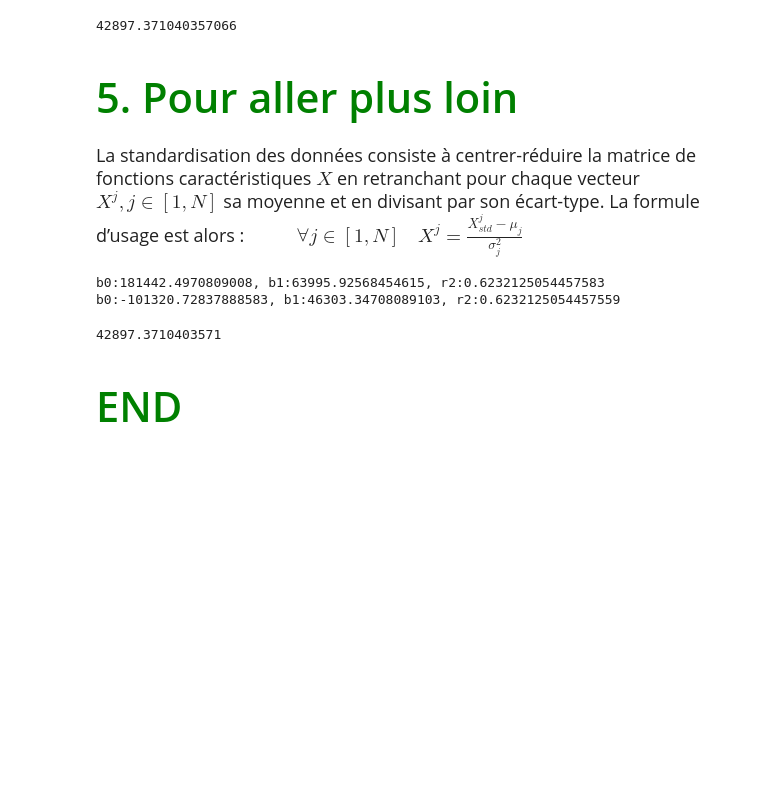
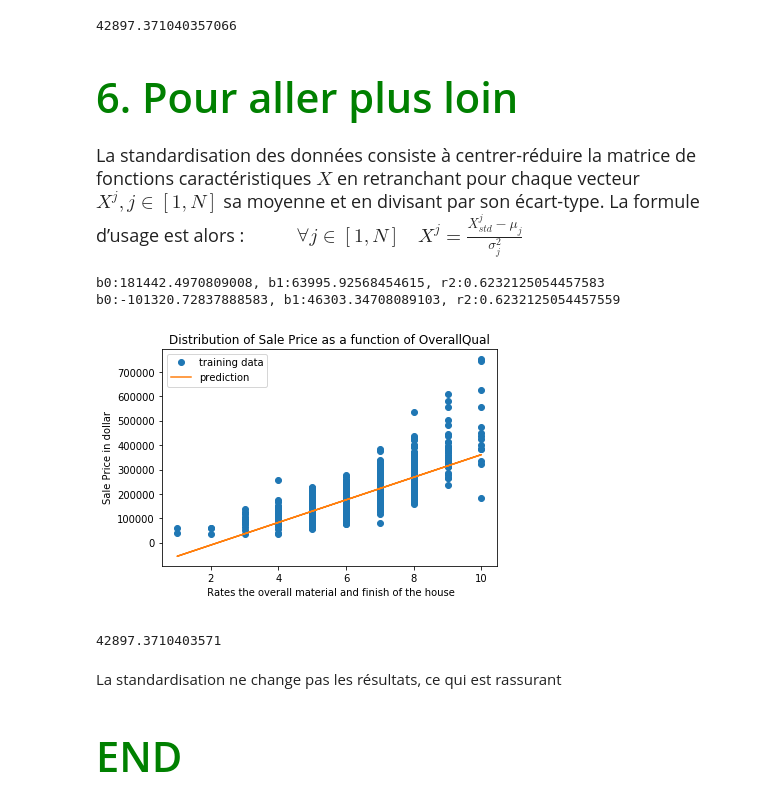
Before and after one commit to TitouanT/Master1, a Jupyter notebook: AAN/TP1/TP1.ipynb, the cells around one changed output. Saved outputs shown, nothing was run; the diff lists cells and outputs as text; code cells hidden in the pictures; blank space fills up the shorter version.

```diff
--- a/AAN/TP1/TP1.ipynb
+++ b/AAN/TP1/TP1.ipynb
@@ -230,5 +262,5 @@ calcRMSE(regLinSimple[0], houses_test[first], houses_test.SalePrice)
 # %% [markdown]
-# <span style="color:green; font-family:Georgia; font-size:1.5em;">5.  Pour aller plus loin </span>
+# <span style="color:green; font-family:Georgia; font-size:1.5em;">6.  Pour aller plus loin </span>
 # %% [markdown]
 <span style="font-family:Georgia; font-size:1.2em;">
 La standardisation des données consiste à centrer-réduire la matrice de fonctions caractéristiques  $X$ en retranchant pour chaque vecteur $X^{j}, j \in [1, N]$ sa moyenne et en divisant par son écart-type.
@@ -242,27 +274,36 @@ La formule d’usage est alors : $ ~~~~~~~~~~~  \forall j \in [1, N] ~~~~ X^{j}
 # %%
 # Todo :
 ##  refaire le calcul des paramètres après un prétraitement sur les données d'apprentissage
 ##  1.  Centrer la variable --> soustraire son espérance à chacune de ses valeurs initiales
 ##  2.  Réduire la variable --> diviser toutes ses valeurs par son écart type.
 ## --------------------------
 ##    Soient  μ  l’espérance et σ l’écart-type des valeurs d’une variable aléatoire.
 ##    Centrer-réduire l’une de ses valeurs V revient alors à calculer :
 ##          (V - μ ) / σ
 ## --------------------------
 ##  3. re-éstimer les paramètre de modèle
 ##  4. re-calculer la précision du modèle sur les données de test.
 def moyenne_ecartType(tab):
     return esperance(tab), variance(tab)**0.5
 m, ec = moyenne_ecartType(houses_train[first])
 
-x = [(xi-m)/ec for xi in houses_train[first]]
+# x = [(xi-m)/ec for xi in houses_train[first]]
 
-regLinCentreReduite = regLin(x, houses_train.SalePrice, modifInput=lambda x: (x-m)/ec)
+regLinCentreReduite = regLin(houses_train[first], houses_train.SalePrice, modifInput=lambda x: (x-m)/ec)
 print("b0:{}, b1:{}, r2:{}".format(*regLinCentreReduite[1:]))
 print("b0:{}, b1:{}, r2:{}".format(*regLinSimple[1:]))
+
+plot(
+    houses_train[first],
+    houses_train.SalePrice,
+    regLinCentreReduite[0],
+    xlabel=description[first],
+    title="Distribution of Sale Price as a function of "+first
+)
 # %% [output]
 b0:181442.4970809008, b1:63995.92568454615, r2:0.6232125054457583
 b0:-101320.72837888583, b1:46303.34708089103, r2:0.6232125054457559
+[figure, added]
 # %%
 calcRMSE(regLinCentreReduite[0], houses_test[first], houses_test.SalePrice)
 # %% [output]
@@ -272,2 +311,4 @@ calcRMSE(regLinCentreReduite[0], houses_test[first], houses_test.SalePrice)
+# %% [markdown]
+La standardisation ne change pas les résultats, ce qui est rassurant
 # %% [markdown]
 # <span style="color:green; font-family:Georgia; font-size:1.5em;">END</span>
```
Also changed, not shown: parts of 8 cells of this notebook.
